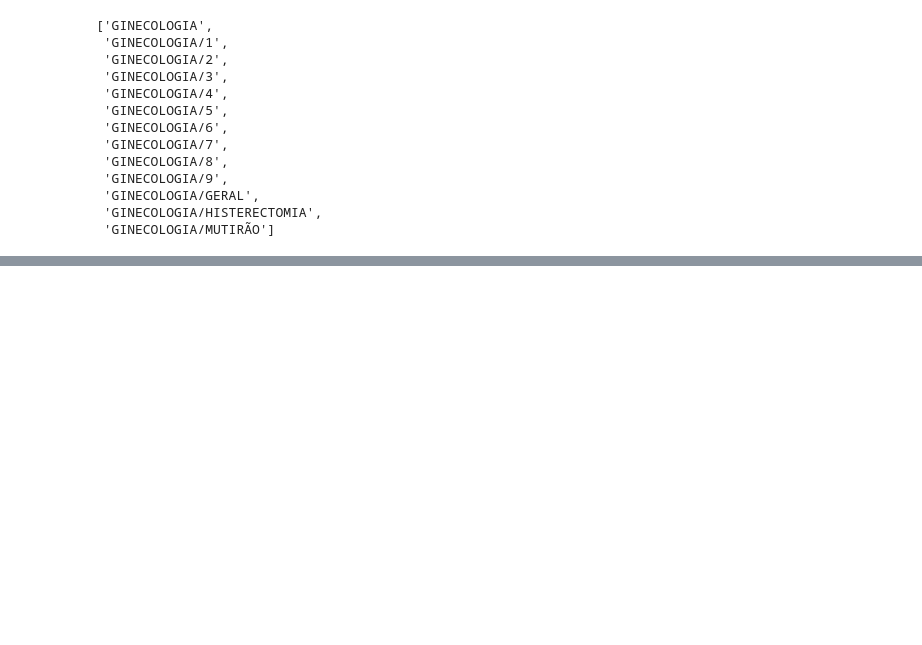
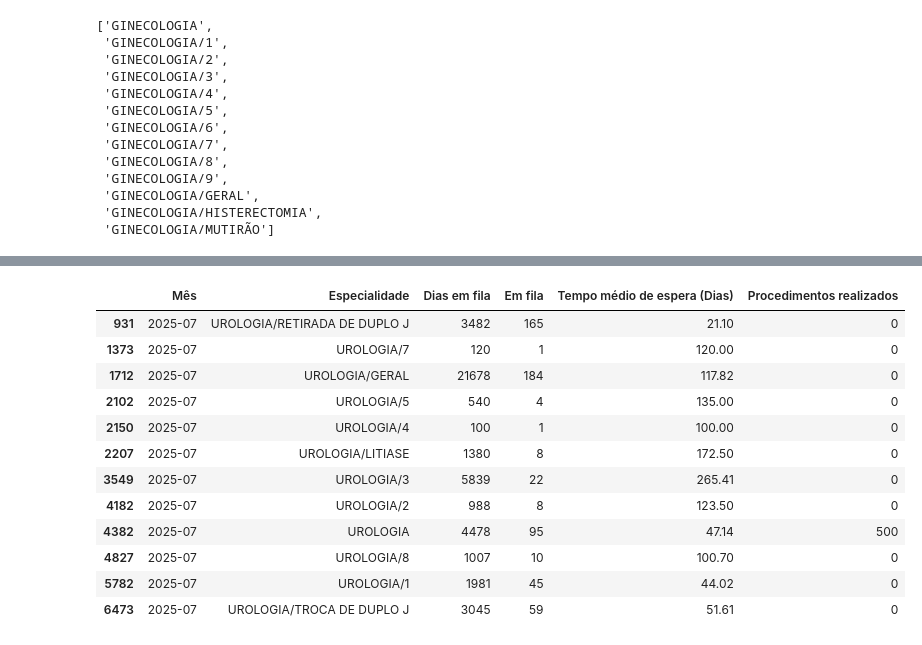
Before and after one commit to w4nessa/SaudeIndicadoresRegulacaoGoias, a Jupyter notebook: notebooks/01-eda-cirurgia.ipynb, the cells around one changed output, grey strips where cells are left out. Cells and saved outputs as stored; diff of their text form; code cells hidden in the pictures; blank space fills up the shorter version.

```diff
--- a/notebooks/01-eda-cirurgia.ipynb
+++ b/notebooks/01-eda-cirurgia.ipynb
@@ -107,0 +123,17 @@ sorted(cirurgia['Especialidade'].loc[cirurgia['Especialidade'].str.startswith('G
+# %%
+cirurgia_urologia = cirurgia.loc[cirurgia['Especialidade'].str.startswith('UROLOGIA')]
+cirurgia_urologia.loc[cirurgia_urologia["Mês"] == pd.Period('2025-07', 'M')]
+# %% [output]
+|  | Mês | Especialidade | Dias em fila | Em fila | Tempo médio de espera (Dias) | Procedimentos realizados |
+| 931 | 2025-07 | UROLOGIA/RETIRADA DE DUPLO J | 3482 | 165 | 21.10 | 0 |
+| 1373 | 2025-07 | UROLOGIA/7 | 120 | 1 | 120.00 | 0 |
+| 1712 | 2025-07 | UROLOGIA/GERAL | 21678 | 184 | 117.82 | 0 |
+| 2102 | 2025-07 | UROLOGIA/5 | 540 | 4 | 135.00 | 0 |
+| 2150 | 2025-07 | UROLOGIA/4 | 100 | 1 | 100.00 | 0 |
+| 2207 | 2025-07 | UROLOGIA/LITIASE | 1380 | 8 | 172.50 | 0 |
+| 3549 | 2025-07 | UROLOGIA/3 | 5839 | 22 | 265.41 | 0 |
+| 4182 | 2025-07 | UROLOGIA/2 | 988 | 8 | 123.50 | 0 |
+| 4382 | 2025-07 | UROLOGIA | 4478 | 95 | 47.14 | 500 |
+| 4827 | 2025-07 | UROLOGIA/8 | 1007 | 10 | 100.70 | 0 |
+| 5782 | 2025-07 | UROLOGIA/1 | 1981 | 45 | 44.02 | 0 |
+| 6473 | 2025-07 | UROLOGIA/TROCA DE DUPLO J | 3045 | 59 | 51.61 | 0 |
```
Also changed, not shown: parts of 3 cells of this notebook.
